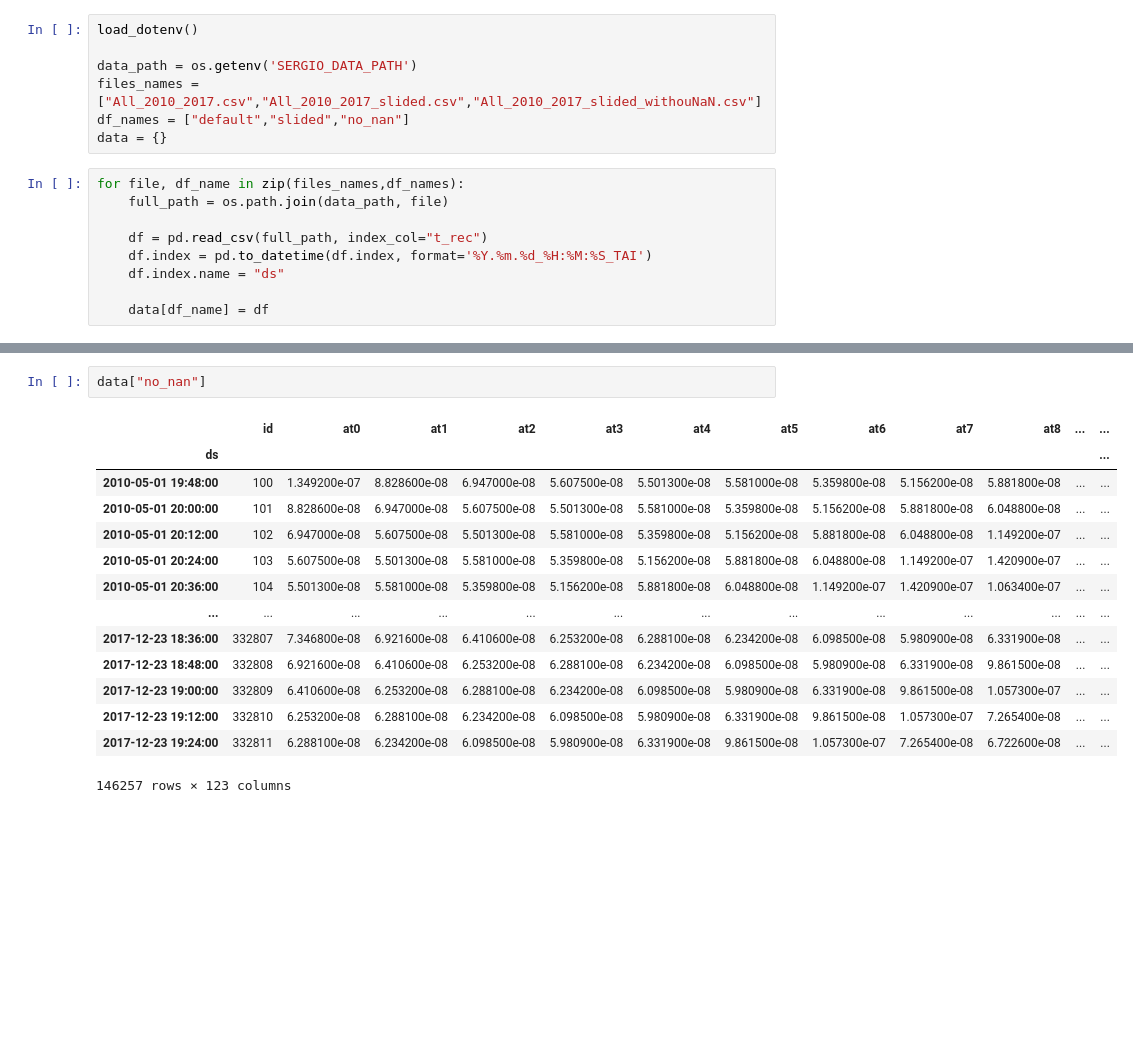
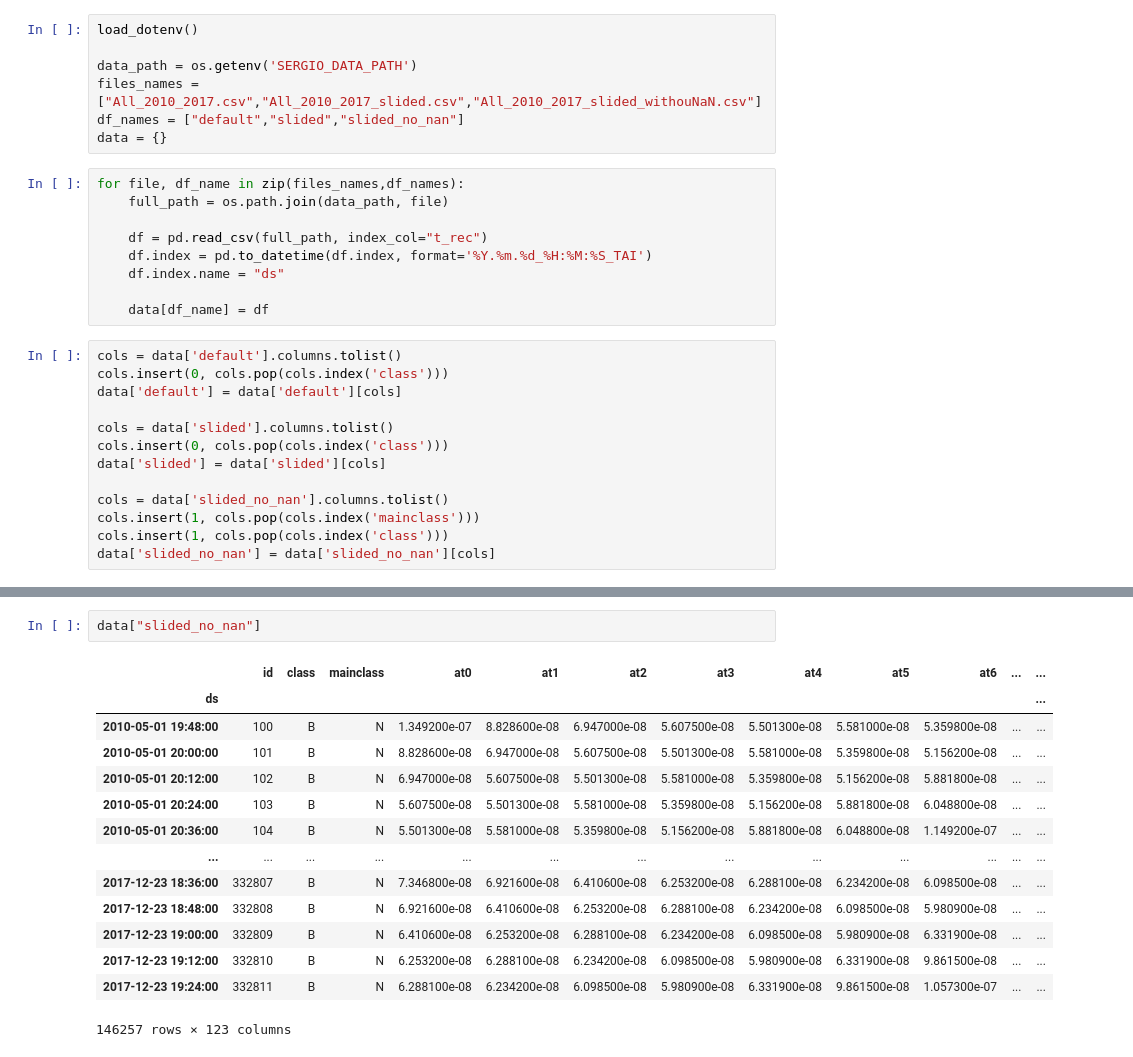
Before and after one commit to DudsFerraz/Solar_Flares_Forecasting, a Jupyter notebook: src/data_manipulation/sergio_data.ipynb, the cells around one changed output, grey strips where cells are left out. Drawn from its saved outputs; the diff is of its cells as text; blank space fills up the shorter version.

```diff
--- a/src/data_manipulation/sergio_data.ipynb
+++ b/src/data_manipulation/sergio_data.ipynb
@@ -7,7 +7,7 @@ load_dotenv()
 
 data_path = os.getenv('SERGIO_DATA_PATH')
 files_names = ["All_2010_2017.csv","All_2010_2017_slided.csv","All_2010_2017_slided_withouNaN.csv"]
-df_names = ["default","slided","no_nan"]
+df_names = ["default","slided","slided_no_nan"]
 data = {}
 # %%
 for file, df_name in zip(files_names,df_names):
@@ -18,6 +18,19 @@ for file, df_name in zip(files_names,df_names):
     df.index.name = "ds"
 
     data[df_name] = df
+# %%
+cols = data['default'].columns.tolist()
+cols.insert(0, cols.pop(cols.index('class')))
+data['default'] = data['default'][cols]
+
+cols = data['slided'].columns.tolist()
+cols.insert(0, cols.pop(cols.index('class')))
+data['slided'] = data['slided'][cols]
+
+cols = data['slided_no_nan'].columns.tolist()
+cols.insert(1, cols.pop(cols.index('mainclass')))
+cols.insert(1, cols.pop(cols.index('class')))
+data['slided_no_nan'] = data['slided_no_nan'][cols]
 # %%
 data["default"]
 # %% [output]
@@ -54,18 +67,18 @@ data["slided"]
 335282 rows × 121 columns
 # %%
-data["no_nan"]
+data["slided_no_nan"]
 # %% [output]
-|  | id | at0 | at1 | at2 | at3 | at4 | at5 | at6 | at7 | at8 | ... | ... |
+|  | id | class | mainclass | at0 | at1 | at2 | at3 | at4 | at5 | at6 | ... | ... |
 | ds |  |  |  |  |  |  |  |  |  |  |  | ... |
-| 2010-05-01 19:48:00 | 100 | 1.349200e-07 | 8.828600e-08 | 6.947000e-08 | 5.607500e-08 | 5.501300e-08 | 5.581000e-08 | 5.359800e-08 | 5.156200e-08 | 5.881800e-08 | ... | ... |
-| 2010-05-01 20:00:00 | 101 | 8.828600e-08 | 6.947000e-08 | 5.607500e-08 | 5.501300e-08 | 5.581000e-08 | 5.359800e-08 | 5.156200e-08 | 5.881800e-08 | 6.048800e-08 | ... | ... |
-| 2010-05-01 20:12:00 | 102 | 6.947000e-08 | 5.607500e-08 | 5.501300e-08 | 5.581000e-08 | 5.359800e-08 | 5.156200e-08 | 5.881800e-08 | 6.048800e-08 | 1.149200e-07 | ... | ... |
-| 2010-05-01 20:24:00 | 103 | 5.607500e-08 | 5.501300e-08 | 5.581000e-08 | 5.359800e-08 | 5.156200e-08 | 5.881800e-08 | 6.048800e-08 | 1.149200e-07 | 1.420900e-07 | ... | ... |
-| 2010-05-01 20:36:00 | 104 | 5.501300e-08 | 5.581000e-08 | 5.359800e-08 | 5.156200e-08 | 5.881800e-08 | 6.048800e-08 | 1.149200e-07 | 1.420900e-07 | 1.063400e-07 | ... | ... |
+| 2010-05-01 19:48:00 | 100 | B | N | 1.349200e-07 | 8.828600e-08 | 6.947000e-08 | 5.607500e-08 | 5.501300e-08 | 5.581000e-08 | 5.359800e-08 | ... | ... |
+| 2010-05-01 20:00:00 | 101 | B | N | 8.828600e-08 | 6.947000e-08 | 5.607500e-08 | 5.501300e-08 | 5.581000e-08 | 5.359800e-08 | 5.156200e-08 | ... | ... |
+| 2010-05-01 20:12:00 | 102 | B | N | 6.947000e-08 | 5.607500e-08 | 5.501300e-08 | 5.581000e-08 | 5.359800e-08 | 5.156200e-08 | 5.881800e-08 | ... | ... |
+| 2010-05-01 20:24:00 | 103 | B | N | 5.607500e-08 | 5.501300e-08 | 5.581000e-08 | 5.359800e-08 | 5.156200e-08 | 5.881800e-08 | 6.048800e-08 | ... | ... |
+| 2010-05-01 20:36:00 | 104 | B | N | 5.501300e-08 | 5.581000e-08 | 5.359800e-08 | 5.156200e-08 | 5.881800e-08 | 6.048800e-08 | 1.149200e-07 | ... | ... |
 | ... | ... | ... | ... | ... | ... | ... | ... | ... | ... | ... | ... | ... |
-| 2017-12-23 18:36:00 | 332807 | 7.346800e-08 | 6.921600e-08 | 6.410600e-08 | 6.253200e-08 | 6.288100e-08 | 6.234200e-08 | 6.098500e-08 | 5.980900e-08 | 6.331900e-08 | ... | ... |
-| 2017-12-23 18:48:00 | 332808 | 6.921600e-08 | 6.410600e-08 | 6.253200e-08 | 6.288100e-08 | 6.234200e-08 | 6.098500e-08 | 5.980900e-08 | 6.331900e-08 | 9.861500e-08 | ... | ... |
-| 2017-12-23 19:00:00 | 332809 | 6.410600e-08 | 6.253200e-08 | 6.288100e-08 | 6.234200e-08 | 6.098500e-08 | 5.980900e-08 | 6.331900e-08 | 9.861500e-08 | 1.057300e-07 | ... | ... |
-| 2017-12-23 19:12:00 | 332810 | 6.253200e-08 | 6.288100e-08 | 6.234200e-08 | 6.098500e-08 | 5.980900e-08 | 6.331900e-08 | 9.861500e-08 | 1.057300e-07 | 7.265400e-08 | ... | ... |
-| 2017-12-23 19:24:00 | 332811 | 6.288100e-08 | 6.234200e-08 | 6.098500e-08 | 5.980900e-08 | 6.331900e-08 | 9.861500e-08 | 1.057300e-07 | 7.265400e-08 | 6.722600e-08 | ... | ... |
+| 2017-12-23 18:36:00 | 332807 | B | N | 7.346800e-08 | 6.921600e-08 | 6.410600e-08 | 6.253200e-08 | 6.288100e-08 | 6.234200e-08 | 6.098500e-08 | ... | ... |
+| 2017-12-23 18:48:00 | 332808 | B | N | 6.921600e-08 | 6.410600e-08 | 6.253200e-08 | 6.288100e-08 | 6.234200e-08 | 6.098500e-08 | 5.980900e-08 | ... | ... |
+| 2017-12-23 19:00:00 | 332809 | B | N | 6.410600e-08 | 6.253200e-08 | 6.288100e-08 | 6.234200e-08 | 6.098500e-08 | 5.980900e-08 | 6.331900e-08 | ... | ... |
+| 2017-12-23 19:12:00 | 332810 | B | N | 6.253200e-08 | 6.288100e-08 | 6.234200e-08 | 6.098500e-08 | 5.980900e-08 | 6.331900e-08 | 9.861500e-08 | ... | ... |
+| 2017-12-23 19:24:00 | 332811 | B | N | 6.288100e-08 | 6.234200e-08 | 6.098500e-08 | 5.980900e-08 | 6.331900e-08 | 9.861500e-08 | 1.057300e-07 | ... | ... |
 146257 rows × 123 columns
```
Also changed, not shown: parts of 2 cells of this notebook, 6 other files.
